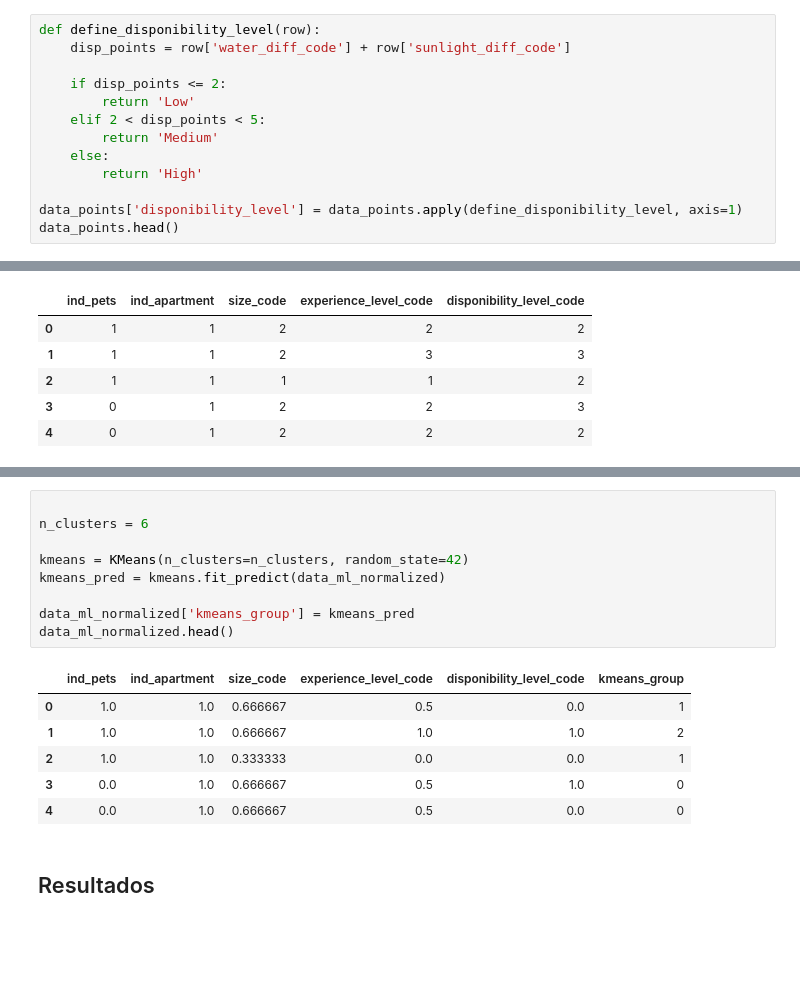
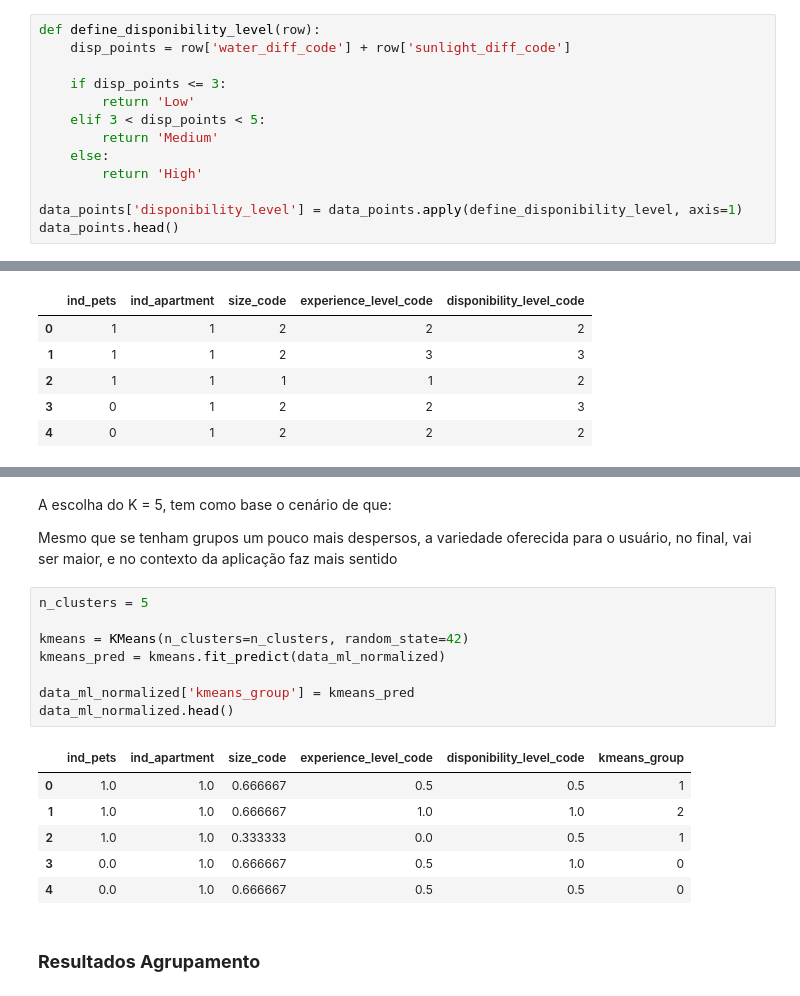
Before and after one commit to Chroma-CESAR/Rooted, a Jupyter notebook: notebooks/model.ipynb, the cells around one changed output, grey strips where cells are left out. Saved outputs shown, nothing was run; the diff lists cells and outputs as text; blank space fills up the shorter version.

```diff
--- a/notebooks/model.ipynb
+++ b/notebooks/model.ipynb
@@ -154,9 +164,9 @@ data_points.head()
 def define_disponibility_level(row):
     disp_points = row['water_diff_code'] + row['sunlight_diff_code']
 
-    if disp_points <= 2:
+    if disp_points <= 3:
         return 'Low'
-    elif 2 < disp_points < 5:
+    elif 3 < disp_points < 5:
         return 'Medium'
     else:
         return 'High'
@@ -250,21 +271,24 @@ Text(0.5, 1.0, 'Elbow Method')
+# %% [markdown]
+A escolha do K = 5, tem como base o cenário de que:
+
+Mesmo que se tenham grupos um pouco mais despersos, a variedade oferecida para o usuário, no final, vai ser maior, e no contexto da aplicação faz mais sentido
 # %%
-
-n_clusters = 6
+n_clusters = 5
 
 kmeans = KMeans(n_clusters=n_clusters, random_state=42)
 kmeans_pred = kmeans.fit_predict(data_ml_normalized)
 
 data_ml_normalized['kmeans_group'] = kmeans_pred
 data_ml_normalized.head()
 # %% [output]
 |  | ind_pets | ind_apartment | size_code | experience_level_code | disponibility_level_code | kmeans_group |
-| 0 | 1.0 | 1.0 | 0.666667 | 0.5 | 0.0 | 1 |
+| 0 | 1.0 | 1.0 | 0.666667 | 0.5 | 0.5 | 1 |
 | 1 | 1.0 | 1.0 | 0.666667 | 1.0 | 1.0 | 2 |
-| 2 | 1.0 | 1.0 | 0.333333 | 0.0 | 0.0 | 1 |
+| 2 | 1.0 | 1.0 | 0.333333 | 0.0 | 0.5 | 1 |
 | 3 | 0.0 | 1.0 | 0.666667 | 0.5 | 1.0 | 0 |
-| 4 | 0.0 | 1.0 | 0.666667 | 0.5 | 0.0 | 0 |
+| 4 | 0.0 | 1.0 | 0.666667 | 0.5 | 0.5 | 0 |
 # %% [markdown]
-## Resultados
+### **Resultados Agrupamento**
 # %%
 from sklearn.decomposition import PCA
 import matplotlib.pyplot as plt
```
Also changed, not shown: parts of 47 cells of this notebook, 4 other files.
